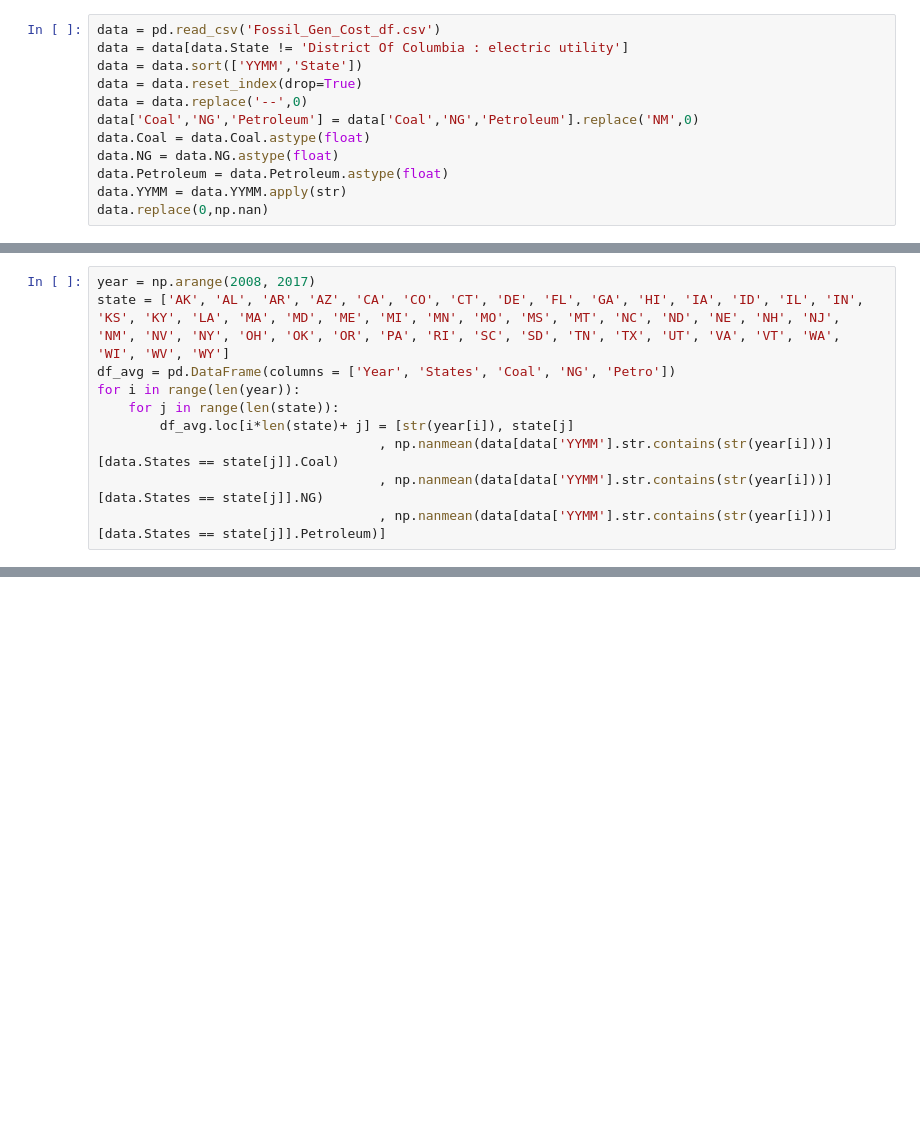
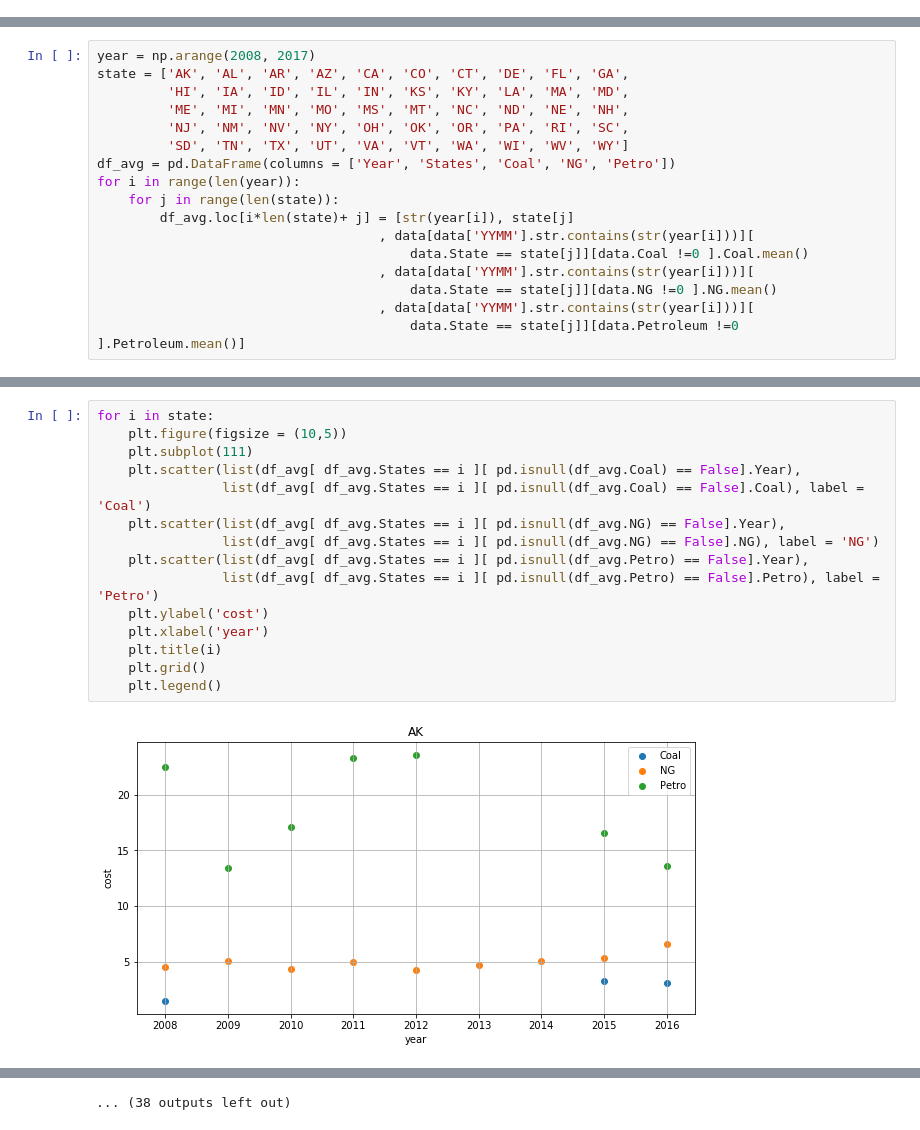
Before and after one commit to tydpan/EASE-Project, a Jupyter notebook: Arranged_Data/cost_avg.ipynb, the cells around one changed output, grey strips where cells are left out. Drawn from its saved outputs; the diff is of its cells as text; blank space fills up the shorter version.

Commit message:
cost trend plot

```diff
--- a/Arranged_Data/cost_avg.ipynb
+++ b/Arranged_Data/cost_avg.ipynb
@@ -42,12 +24,0 @@ print(yearlist,yearcount)
-# %%
-data = pd.read_csv('Fossil_Gen_Cost_df.csv')
-data = data[data.State != 'District Of Columbia : electric utility']
-data = data.sort(['YYMM','State'])
-data = data.reset_index(drop=True)
-data = data.replace('--',0)
-data['Coal','NG','Petroleum'] = data['Coal','NG','Petroleum'].replace('NM',0)
-data.Coal = data.Coal.astype(float)
-data.NG = data.NG.astype(float)
-data.Petroleum = data.Petroleum.astype(float)
-data.YYMM = data.YYMM.apply(str)
-data.replace(0,np.nan)
@@ -56,12 +25,19 @@ KeyError: ('Coal', 'NG', 'Petroleum')
 # %%
 year = np.arange(2008, 2017)
-state = ['AK', 'AL', 'AR', 'AZ', 'CA', 'CO', 'CT', 'DE', 'FL', 'GA', 'HI', 'IA', 'ID', 'IL', 'IN', 'KS', 'KY', 'LA', 'MA', 'MD', 'ME', 'MI', 'MN', 'MO', 'MS', 'MT', 'NC', 'ND', 'NE', 'NH', 'NJ', 'NM', 'NV', 'NY', 'OH', 'OK', 'OR', 'PA', 'RI', 'SC', 'SD', 'TN', 'TX', 'UT', 'VA', 'VT', 'WA', 'WI', 'WV', 'WY']
+state = ['AK', 'AL', 'AR', 'AZ', 'CA', 'CO', 'CT', 'DE', 'FL', 'GA',
+         'HI', 'IA', 'ID', 'IL', 'IN', 'KS', 'KY', 'LA', 'MA', 'MD',
+         'ME', 'MI', 'MN', 'MO', 'MS', 'MT', 'NC', 'ND', 'NE', 'NH',
+         'NJ', 'NM', 'NV', 'NY', 'OH', 'OK', 'OR', 'PA', 'RI', 'SC',
+         'SD', 'TN', 'TX', 'UT', 'VA', 'VT', 'WA', 'WI', 'WV', 'WY']
 df_avg = pd.DataFrame(columns = ['Year', 'States', 'Coal', 'NG', 'Petro'])
 for i in range(len(year)):
     for j in range(len(state)):
         df_avg.loc[i*len(state)+ j] = [str(year[i]), state[j]
-                                    , np.nanmean(data[data['YYMM'].str.contains(str(year[i]))][data.States == state[j]].Coal)
-                                    , np.nanmean(data[data['YYMM'].str.contains(str(year[i]))][data.States == state[j]].NG)
-                                    , np.nanmean(data[data['YYMM'].str.contains(str(year[i]))][data.States == state[j]].Petroleum)]
+                                    , data[data['YYMM'].str.contains(str(year[i]))][
+                                        data.State == state[j]][data.Coal !=0 ].Coal.mean()
+                                    , data[data['YYMM'].str.contains(str(year[i]))][
+                                        data.State == state[j]][data.NG !=0 ].NG.mean()
+                                    , data[data['YYMM'].str.contains(str(year[i]))][
+                                        data.State == state[j]][data.Petroleum !=0 ].Petroleum.mean()]
 # %%
 df_avg
@@ -75,0 +90,17 @@ len(state)
+# %%
+for i in state:
+    plt.figure(figsize = (10,5))
+    plt.subplot(111)
+    plt.scatter(list(df_avg[ df_avg.States == i ][ pd.isnull(df_avg.Coal) == False].Year),
+                list(df_avg[ df_avg.States == i ][ pd.isnull(df_avg.Coal) == False].Coal), label = 'Coal')
+    plt.scatter(list(df_avg[ df_avg.States == i ][ pd.isnull(df_avg.NG) == False].Year),
+                list(df_avg[ df_avg.States == i ][ pd.isnull(df_avg.NG) == False].NG), label = 'NG')
+    plt.scatter(list(df_avg[ df_avg.States == i ][ pd.isnull(df_avg.Petro) == False].Year),
+                list(df_avg[ df_avg.States == i ][ pd.isnull(df_avg.Petro) == False].Petro), label = 'Petro')
+    plt.ylabel('cost')
+    plt.xlabel('year')
+    plt.title(i)
+    plt.grid()
+    plt.legend()
+# %% [output]
+[figure, added]
@@ -75,0 +118 @@ len(state)
+... (38 outputs left out)
```
Also changed, not shown: parts of 12 cells of this notebook.
